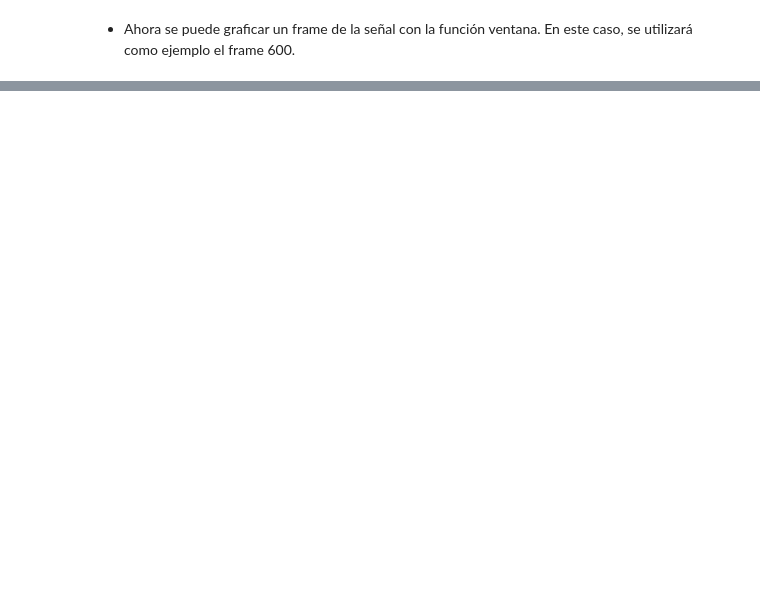
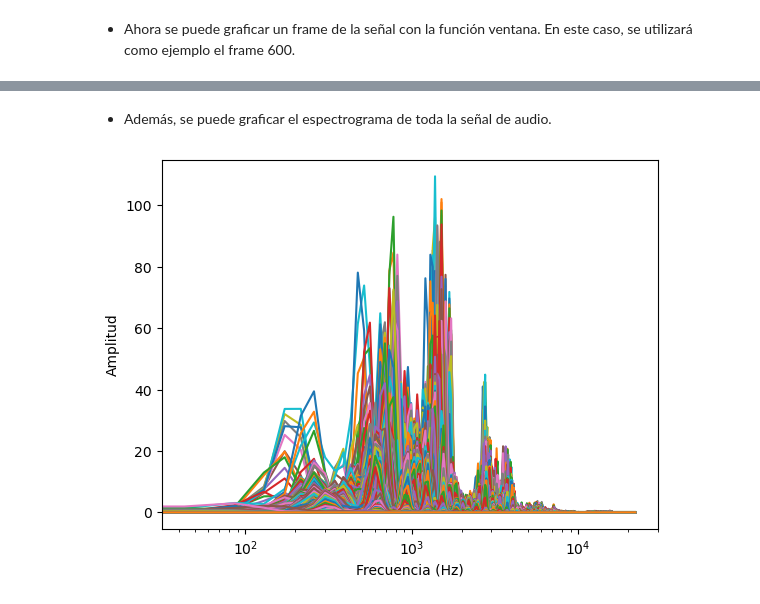
Before and after one commit to valentinavalderas/Tareas_acus099, a Jupyter notebook: Tarea 3.ipynb, the cells around one changed output, grey strips where cells are left out. Drawn from its saved outputs; the diff is of its cells as text; code cells hidden in the pictures; blank space fills up the shorter version.

```diff
--- a/Tarea 3.ipynb
+++ b/Tarea 3.ipynb
@@ -73,0 +97,11 @@ plt.ylabel("Amplitud");
+# %% [markdown]
++ Además, se puede graficar el espectrograma de toda la señal de audio.
+# %%
+magmatrizfftmitad=magmatrizfft[:,0:nfft//2]
+fig,ax = plt.subplots(1,1)
+ax.plot(b,magmatrizfftmitad.T);
+ax.set_xscale("log");
+ax.set_xlabel("Frecuencia (Hz)");
+ax.set_ylabel("Amplitud");
+# %% [output]
+[figure, added]
```
Also changed, not shown: parts of 9 cells of this notebook.
